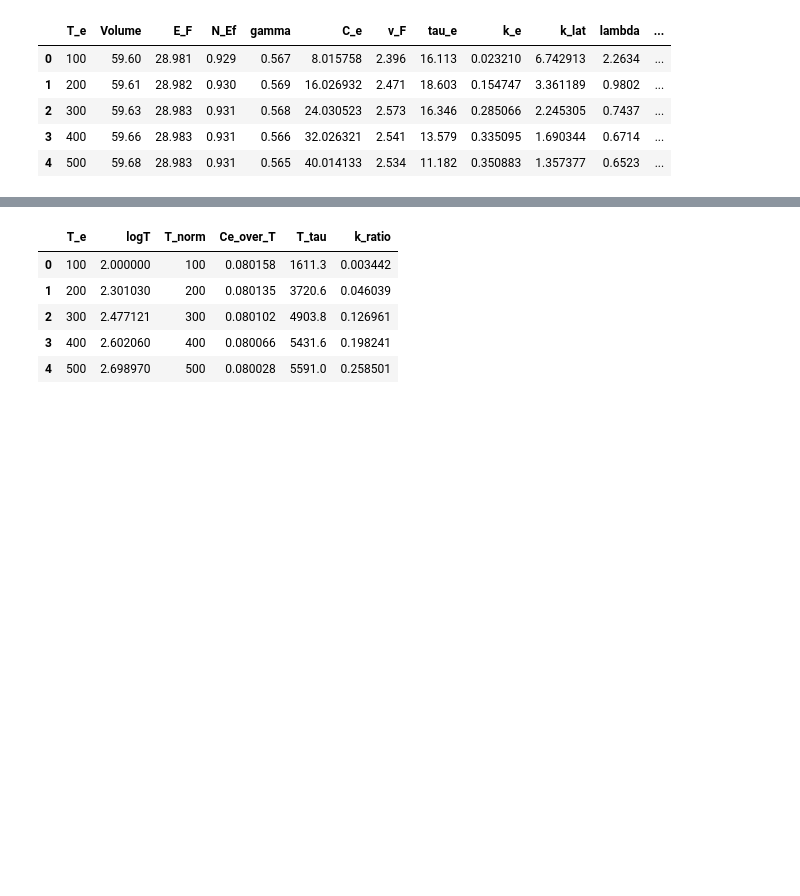
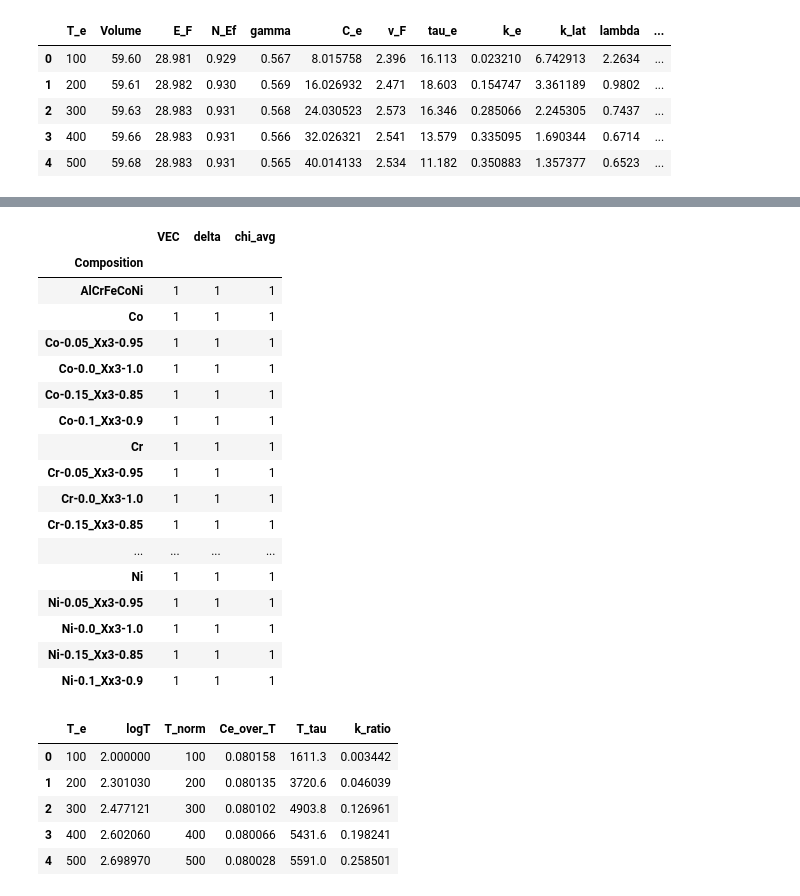
Before and after one commit to moashendy/ep-ml-heas, a Jupyter notebook: notebooks/02_feature_engineering.ipynb, the cells around one changed output, grey strips where cells are left out. Cells and saved outputs as stored; diff of their text form; code cells hidden in the pictures; blank space fills up the shorter version.

```diff
--- a/notebooks/02_feature_engineering.ipynb
+++ b/notebooks/02_feature_engineering.ipynb
@@ -48,3 +86,24 @@ df[["Al","Cr","Fe","Co","Ni"]].head()
+# %%
+df.groupby("Composition")[["VEC", "delta", "chi_avg"]].nunique()
+# %% [output]
+|  | VEC | delta | chi_avg |
+| Composition |  |  |  |
+| AlCrFeCoNi | 1 | 1 | 1 |
+| Co | 1 | 1 | 1 |
+| Co-0.05_Xx3-0.95 | 1 | 1 | 1 |
+| Co-0.0_Xx3-1.0 | 1 | 1 | 1 |
+| Co-0.15_Xx3-0.85 | 1 | 1 | 1 |
+| Co-0.1_Xx3-0.9 | 1 | 1 | 1 |
+| Cr | 1 | 1 | 1 |
+| Cr-0.05_Xx3-0.95 | 1 | 1 | 1 |
+| Cr-0.0_Xx3-1.0 | 1 | 1 | 1 |
+| Cr-0.15_Xx3-0.85 | 1 | 1 | 1 |
+| ... | ... | ... | ... |
+| Ni | 1 | 1 | 1 |
+| Ni-0.05_Xx3-0.95 | 1 | 1 | 1 |
+| Ni-0.0_Xx3-1.0 | 1 | 1 | 1 |
+| Ni-0.15_Xx3-0.85 | 1 | 1 | 1 |
+| Ni-0.1_Xx3-0.9 | 1 | 1 | 1 |
 # %%
 df = add_temperature_features(df)
 
```
Also changed, not shown: parts of 6 cells of this notebook, 30 other files.
